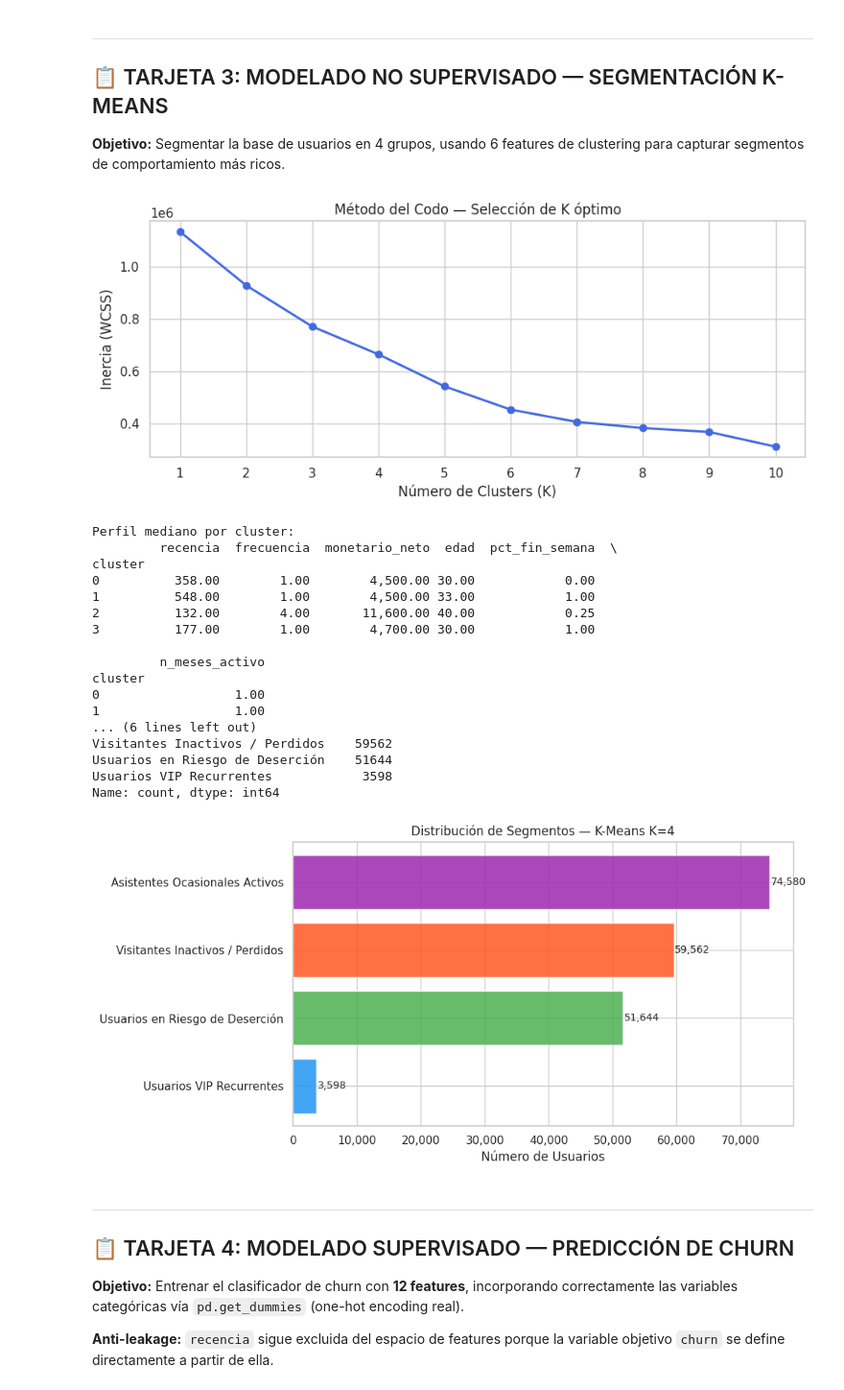
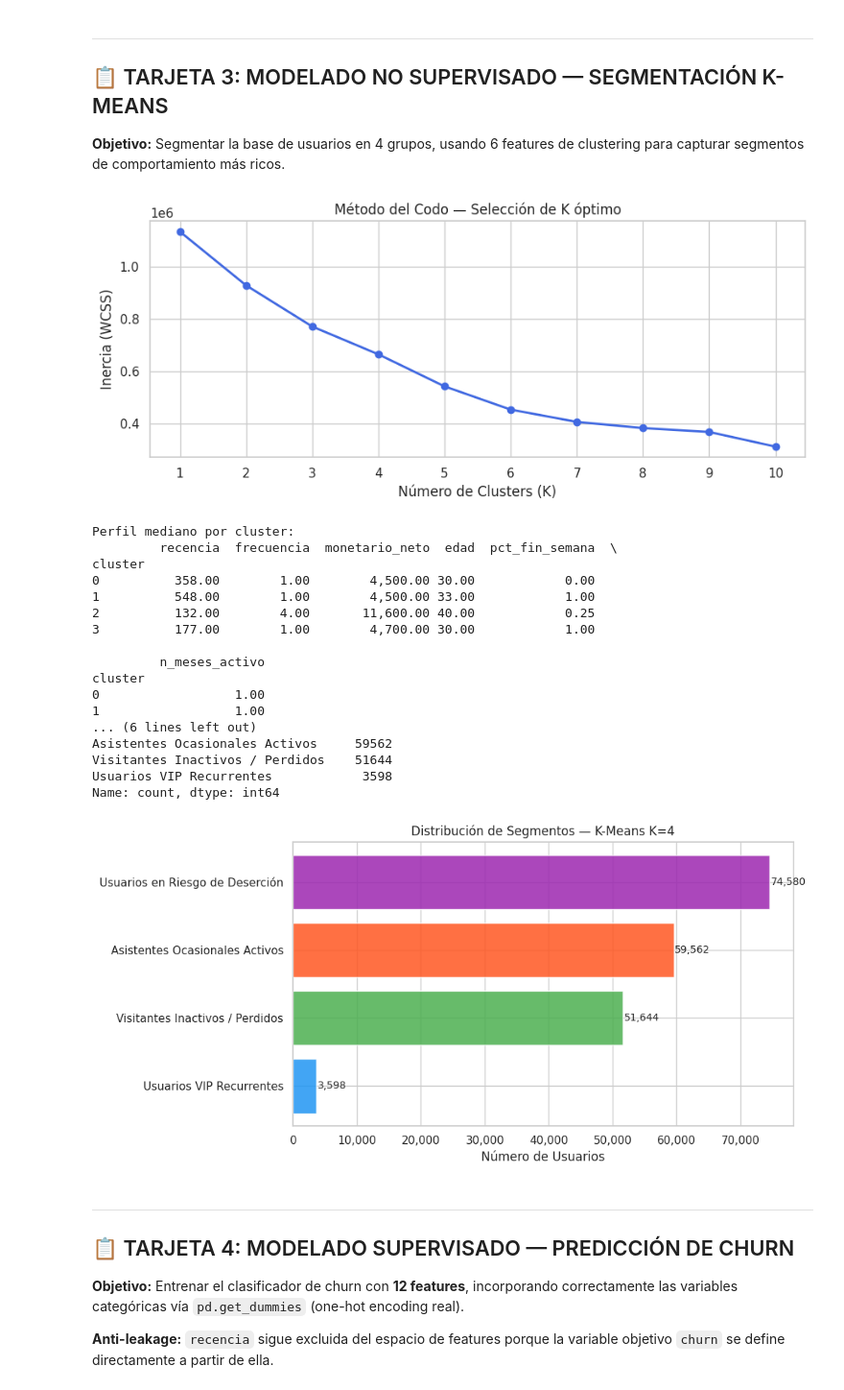
Before and after one commit to badolgm/urban-parks-intelligence, a Jupyter notebook: src/analisis_parques.ipynb, the cells around one changed output. Shown at 96% size. Drawn from its saved outputs; the diff is of its cells as text; code cells hidden in the pictures.

Commit message:
Refactor: Corrección de bug de etiquetado K-Means en ordenamiento y actualización de métricas del pipeline de churn

```diff
--- a/src/analisis_parques.ipynb
+++ b/src/analisis_parques.ipynb
@@ -375,13 +375,21 @@ print("Perfil mediano por cluster:")
 print(df_user.groupby('cluster')[FEATURES_CLUSTER].median().round(2))
 print()
 
-# Etiquetado semántico basado en los perfiles observados:
-# cluster 0: recencia alta, frecuencia baja, no finde → Visitantes Antiguos
-# cluster 1: recencia muy alta, frecuencia baja       → Perdidos / Inactivos
-# cluster 2: recencia media, frecuencia media          → Ocasionales Activos
-# cluster 3: recencia baja, frecuencia alta, meses++  → VIP Recurrentes
+# ── ETIQUETADO SEMÁNTICO (CORREGIDO) ──────────────────────────────────────────
+# BUG DETECTADO Y CORREGIDO: con frecuencia=1 y n_meses_activo=1 empatados en
+# 3 de los 4 clusters, sort_values(['frecuencia','n_meses_activo']) no tiene
+# forma de discriminar entre ellos y cae a orden de aparición (índice), no a
+# ningún criterio de negocio. Esto producía etiquetas invertidas: el cluster
+# con PEOR recencia (358 días) terminaba llamado "Asistentes Ocasionales
+# Activos" y el de recencia intermedia (177 días) terminaba "Visitantes
+# Inactivos / Perdidos". Se agrega 'recencia' ascendente como criterio
+# terciario de desempate (menor recencia = visita más reciente = mejor
+# posición en el ranking de actividad).
 perfil = df_user.groupby('cluster')[['recencia','frecuencia','n_meses_activo']].median()
-segmento_ord = perfil.sort_values(['frecuencia','n_meses_activo'], ascending=False).index
+segmento_ord = perfil.sort_values(
+    ['frecuencia', 'n_meses_activo', 'recencia'],
+    ascending=[False, False, True]
+).index
 
 SEGMENT_MAP = {
     segmento_ord[0]: 'Usuarios VIP Recurrentes',
@@ -397,36 +405,36 @@ print(df_user['segmento'].value_counts())
 # ── VISUALIZACIÓN ─────────────────────────────────────────────────────────────
 fig, ax = plt.subplots(figsize=(10, 5))
 counts = df_user['segmento'].value_counts()
 colores_seg = ['#2196F3','#4CAF50','#FF5722','#9C27B0']
 bars = ax.barh(counts.index[::-1], counts.values[::-1], color=colores_seg, alpha=0.85)
 for bar, val in zip(bars, counts.values[::-1]):
     ax.text(bar.get_width() + 200, bar.get_y() + bar.get_height()/2,
             f'{val:,}', va='center', fontsize=10)
 ax.set_title('Distribución de Segmentos — K-Means K=4')
 ax.set_xlabel('Número de Usuarios')
 ax.xaxis.set_major_formatter(mticker.FuncFormatter(lambda x, _: f'{int(x):,}'))
 plt.tight_layout()
 plt.show()
 # %% [output]
 [figure]
 Perfil mediano por cluster:
          recencia  frecuencia  monetario_neto  edad  pct_fin_semana  \
 cluster
 0          358.00        1.00        4,500.00 30.00            0.00
 1          548.00        1.00        4,500.00 33.00            1.00
 2          132.00        4.00       11,600.00 40.00            0.25
 3          177.00        1.00        4,700.00 30.00            1.00
 
          n_meses_activo
 cluster
 0                  1.00
 1                  1.00
 ... (6 lines left out)
-Visitantes Inactivos / Perdidos    59562
-Usuarios en Riesgo de Deserción    51644
+Asistentes Ocasionales Activos     59562
+Visitantes Inactivos / Perdidos    51644
 Usuarios VIP Recurrentes            3598
 Name: count, dtype: int64
-[figure, old version]
+[figure, new version]
 # %% [markdown]
 ---
 ## 📋 TARJETA 4: MODELADO SUPERVISADO — PREDICCIÓN DE CHURN
```
Also changed, not shown: parts of 1 cell of this notebook, 1 other file.
